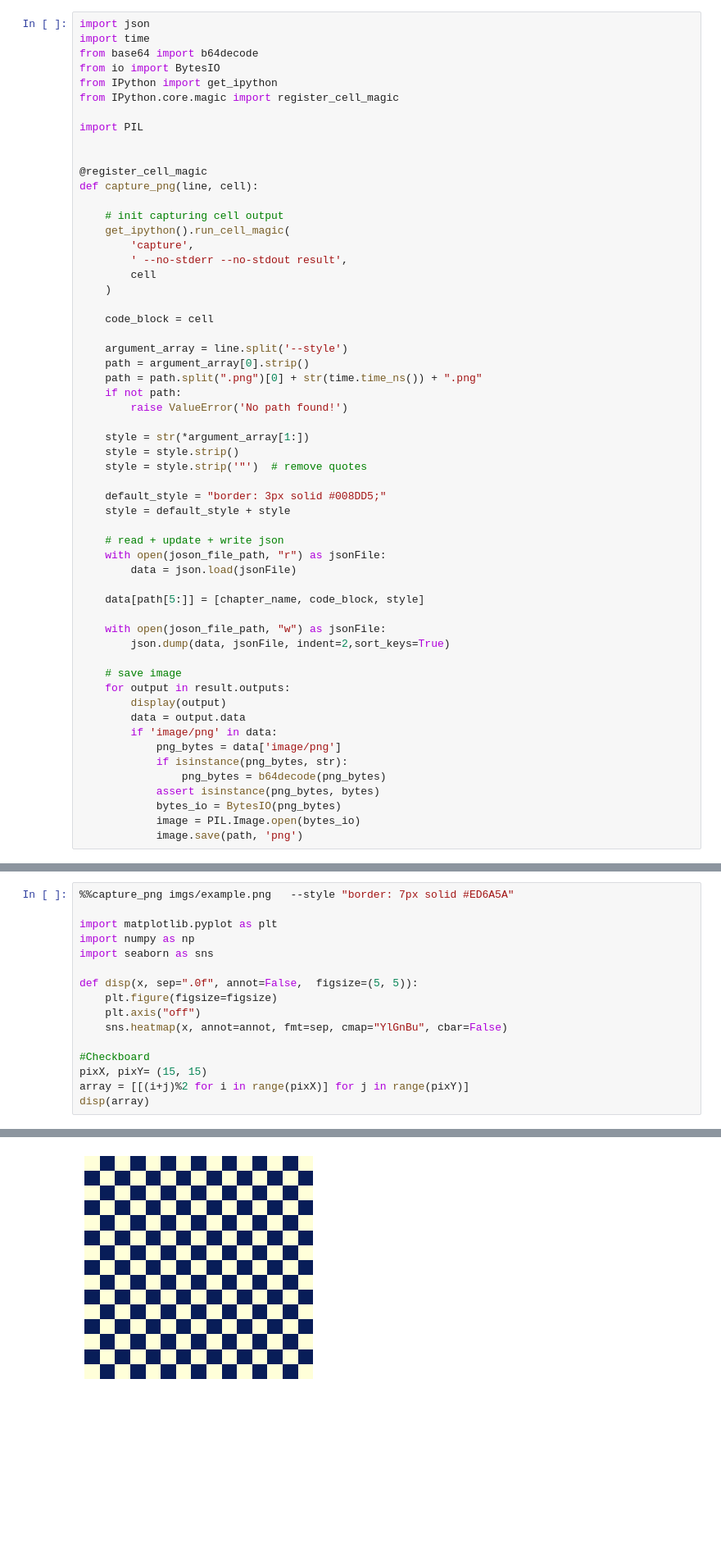
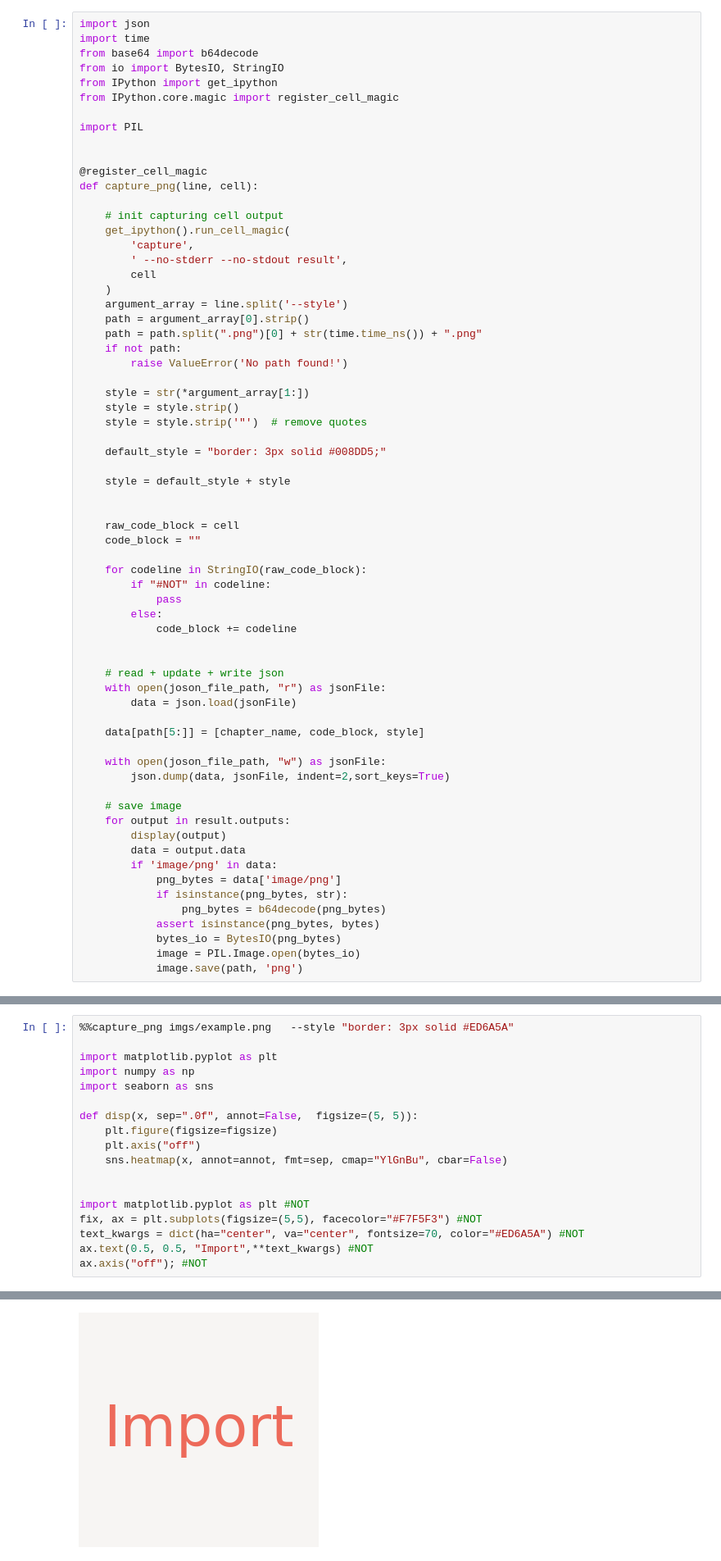
Before and after one commit to kolibril13/plywood-gallery, a Jupyter notebook: gallery.ipynb, the cells around one changed output, grey strips where cells are left out. Shown: that part at 82% size. Cells and saved outputs as stored; diff of their text form; blank space fills up the shorter version.

Commit message:
added seperate import logo

```diff
--- a/gallery.ipynb
+++ b/gallery.ipynb
@@ -2,7 +2,7 @@
 import json
 import time
 from base64 import b64decode
-from io import BytesIO
+from io import BytesIO, StringIO
 from IPython import get_ipython
 from IPython.core.magic import register_cell_magic
 
@@ -18,9 +18,6 @@ def capture_png(line, cell):
         ' --no-stderr --no-stdout result',
         cell
     )
-
-    code_block = cell
-
     argument_array = line.split('--style')
     path = argument_array[0].strip()
     path = path.split(".png")[0] + str(time.time_ns()) + ".png"
@@ -32,7 +29,19 @@ def capture_png(line, cell):
     style = style.strip('"')  # remove quotes
 
     default_style = "border: 3px solid #008DD5;"
+
     style = default_style + style
+
+
+    raw_code_block = cell
+    code_block = ""
+
+    for codeline in StringIO(raw_code_block):
+        if "#NOT" in codeline:
+            pass
+        else:
+            code_block += codeline
+
 
     # read + update + write json
     with open(joson_file_path, "r") as jsonFile:
@@ -62,7 +71,7 @@ def capture_png(line, cell):
 joson_file_path = "imgs/gallery_parameters.json"
 chapter_name = "2D Arrays"
 # %%
-%%capture_png imgs/example.png   --style "border: 7px solid #ED6A5A"
+%%capture_png imgs/example.png   --style "border: 3px solid #ED6A5A"
 
 import matplotlib.pyplot as plt
 import numpy as np
@@ -73,8 +82,10 @@ def disp(x, sep=".0f", annot=False,  figsize=(5, 5)):
     plt.axis("off")
     sns.heatmap(x, annot=annot, fmt=sep, cmap="YlGnBu", cbar=False)
 
-#Checkboard
-pixX, pixY= (15, 15)
-array = [[(i+j)%2 for i in range(pixX)] for j in range(pixY)]
-disp(array)
+
+import matplotlib.pyplot as plt #NOT
+fix, ax = plt.subplots(figsize=(5,5), facecolor="#F7F5F3") #NOT
+text_kwargs = dict(ha="center", va="center", fontsize=70, color="#ED6A5A") #NOT
+ax.text(0.5, 0.5, "Import",**text_kwargs) #NOT
+ax.axis("off"); #NOT
 # %% [output]
@@ -81 +93 @@ disp(array)
-[figure, old version]
+[figure, new version]
```
Also changed, not shown: parts of 11 cells of this notebook, 16 other files.
